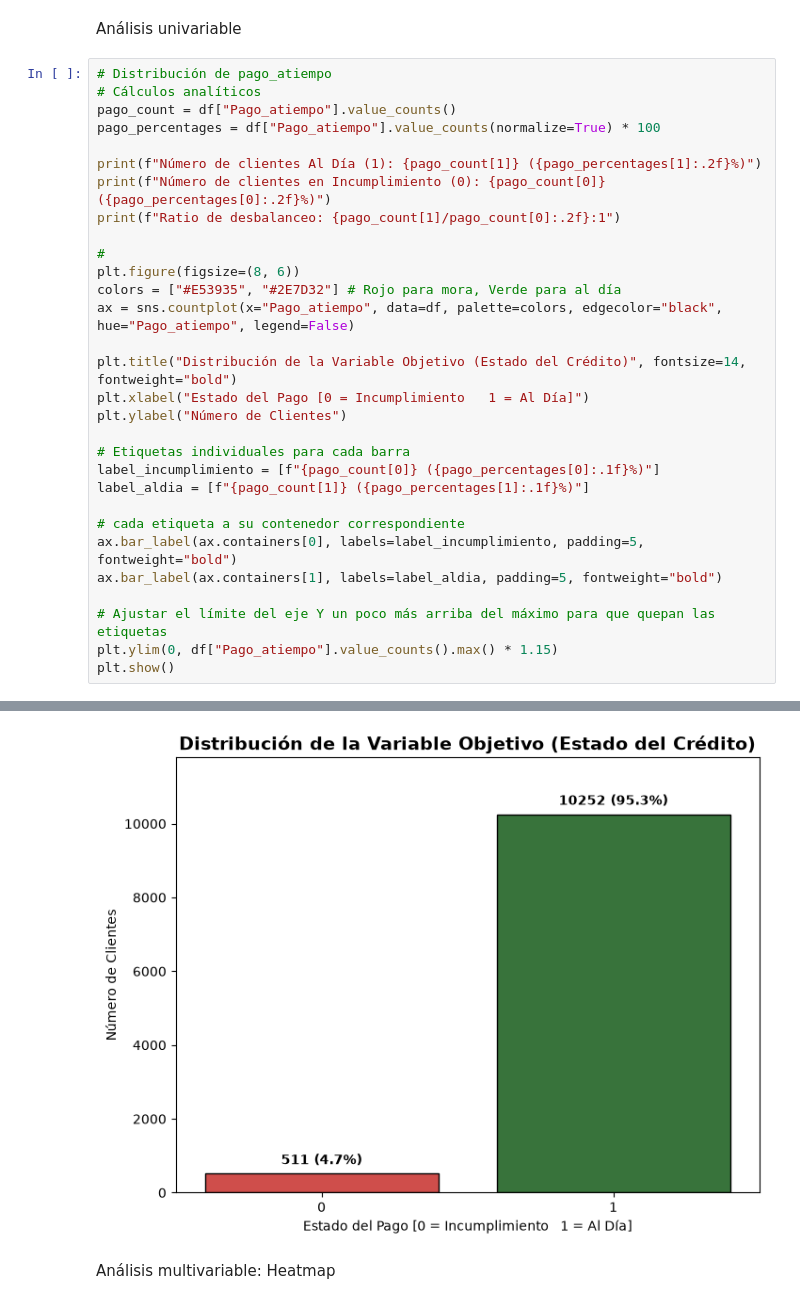
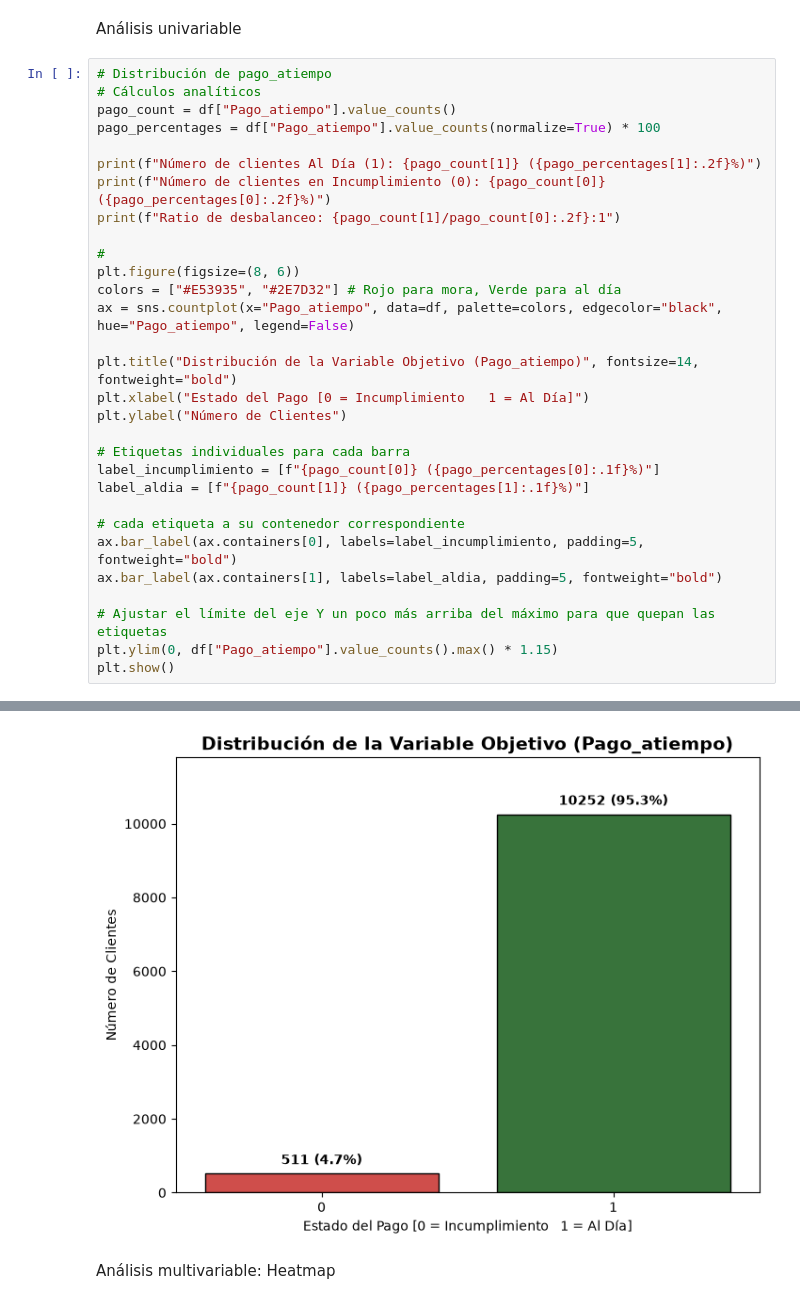
Before and after one commit to SaraHenaoB/PI_M5_, a Jupyter notebook: src/comprension_eda.ipynb, the cells around one changed output, grey strips where cells are left out. Drawn from its saved outputs; the diff is of its cells as text.

```diff
--- a/src/comprension_eda.ipynb
+++ b/src/comprension_eda.ipynb
@@ -158,35 +158,35 @@ Análisis univariable
 pago_count = df["Pago_atiempo"].value_counts()
 pago_percentages = df["Pago_atiempo"].value_counts(normalize=True) * 100
 
 print(f"Número de clientes Al Día (1): {pago_count[1]} ({pago_percentages[1]:.2f}%)")
 print(f"Número de clientes en Incumplimiento (0): {pago_count[0]} ({pago_percentages[0]:.2f}%)")
 print(f"Ratio de desbalanceo: {pago_count[1]/pago_count[0]:.2f}:1")
 
 #
 plt.figure(figsize=(8, 6))
 colors = ["#E53935", "#2E7D32"] # Rojo para mora, Verde para al día
 ax = sns.countplot(x="Pago_atiempo", data=df, palette=colors, edgecolor="black", hue="Pago_atiempo", legend=False)
 
-plt.title("Distribución de la Variable Objetivo (Estado del Crédito)", fontsize=14, fontweight="bold")
+plt.title("Distribución de la Variable Objetivo (Pago_atiempo)", fontsize=14, fontweight="bold")
 plt.xlabel("Estado del Pago [0 = Incumplimiento   1 = Al Día]")
 plt.ylabel("Número de Clientes")
 
 # Etiquetas individuales para cada barra
 label_incumplimiento = [f"{pago_count[0]} ({pago_percentages[0]:.1f}%)"]
 label_aldia = [f"{pago_count[1]} ({pago_percentages[1]:.1f}%)"]
 
 # cada etiqueta a su contenedor correspondiente
 ax.bar_label(ax.containers[0], labels=label_incumplimiento, padding=5, fontweight="bold")
 ax.bar_label(ax.containers[1], labels=label_aldia, padding=5, fontweight="bold")
 
 # Ajustar el límite del eje Y un poco más arriba del máximo para que quepan las etiquetas
 plt.ylim(0, df["Pago_atiempo"].value_counts().max() * 1.15)
 plt.show()
 # %% [output]
 Número de clientes Al Día (1): 10252 (95.25%)
 Número de clientes en Incumplimiento (0): 511 (4.75%)
 Ratio de desbalanceo: 20.06:1
-[figure, old version]
+[figure, new version]
 # %% [markdown]
 Análisis multivariable: Heatmap
 # %%
```
Also changed, not shown: parts of 2 cells of this notebook.
